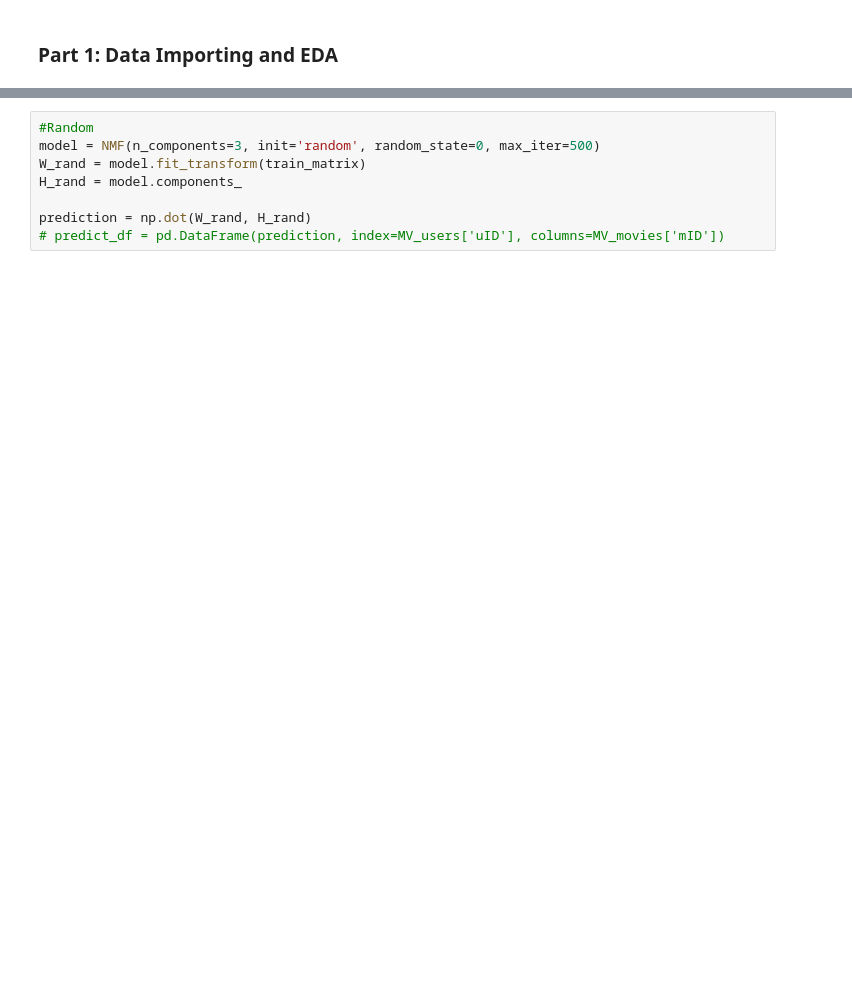
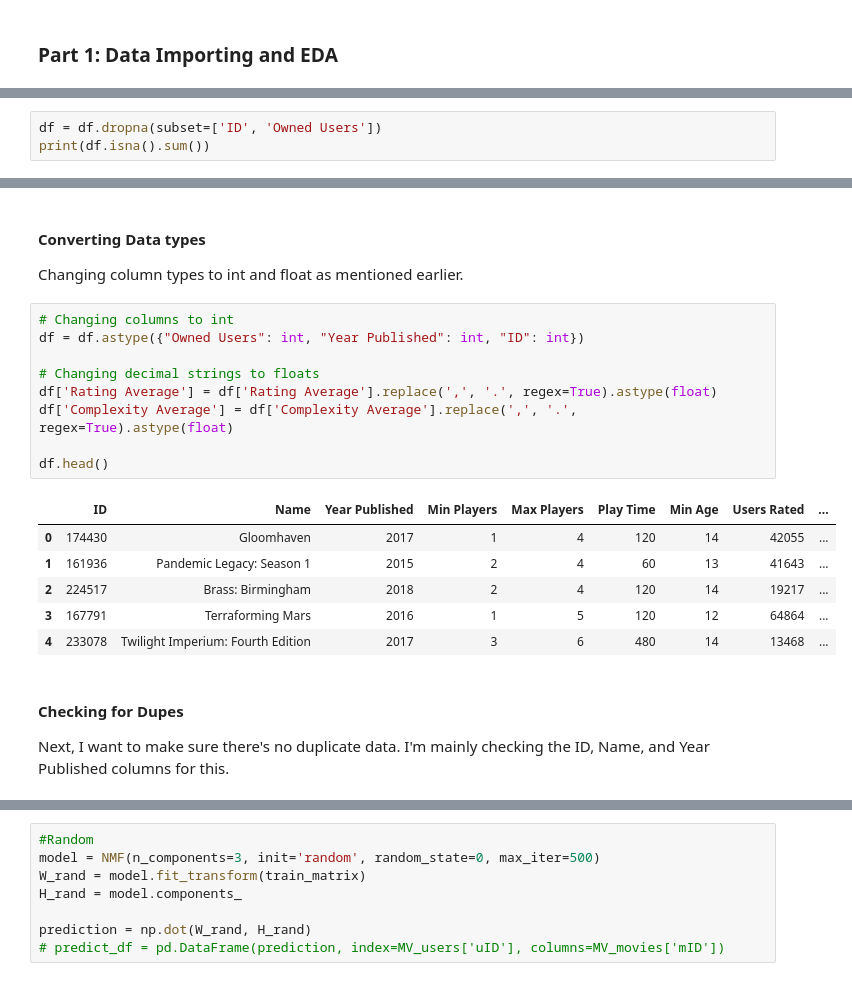
Before and after one commit to bxue2/Unsupervised-Learning-Final, a Jupyter notebook: Final.ipynb, the cells around one changed output, grey strips where cells are left out. Saved outputs shown, nothing was run; the diff lists cells and outputs as text; blank space fills up the shorter version.

```diff
--- a/Final.ipynb
+++ b/Final.ipynb
@@ -21,0 +81,3 @@ df_train = pd.read_csv('bgg_dataset.csv')
+# %%
+df = df.dropna(subset=['ID', 'Owned Users'])
+print(df.isna().sum())
@@ -21,0 +100,22 @@ df_train = pd.read_csv('bgg_dataset.csv')
+# %% [markdown]
+#### Converting Data types
+Changing column types to int and float as mentioned earlier.
+# %%
+# Changing columns to int
+df = df.astype({"Owned Users": int, "Year Published": int, "ID": int})
+
+# Changing decimal strings to floats
+df['Rating Average'] = df['Rating Average'].replace(',', '.', regex=True).astype(float)
+df['Complexity Average'] = df['Complexity Average'].replace(',', '.', regex=True).astype(float)
+
+df.head()
+# %% [output]
+|  | ID | Name | Year Published | Min Players | Max Players | Play Time | Min Age | Users Rated | ... |
+| 0 | 174430 | Gloomhaven | 2017 | 1 | 4 | 120 | 14 | 42055 | ... |
+| 1 | 161936 | Pandemic Legacy: Season 1 | 2015 | 2 | 4 | 60 | 13 | 41643 | ... |
+| 2 | 224517 | Brass: Birmingham | 2018 | 2 | 4 | 120 | 14 | 19217 | ... |
+| 3 | 167791 | Terraforming Mars | 2016 | 1 | 5 | 120 | 12 | 64864 | ... |
+| 4 | 233078 | Twilight Imperium: Fourth Edition | 2017 | 3 | 6 | 480 | 14 | 13468 | ... |
+# %% [markdown]
+#### Checking for Dupes
+Next, I want to make sure there's no duplicate data. I'm mainly checking the ID, Name, and Year Published columns for this.
```
Also changed, not shown: parts of 32 cells of this notebook.
